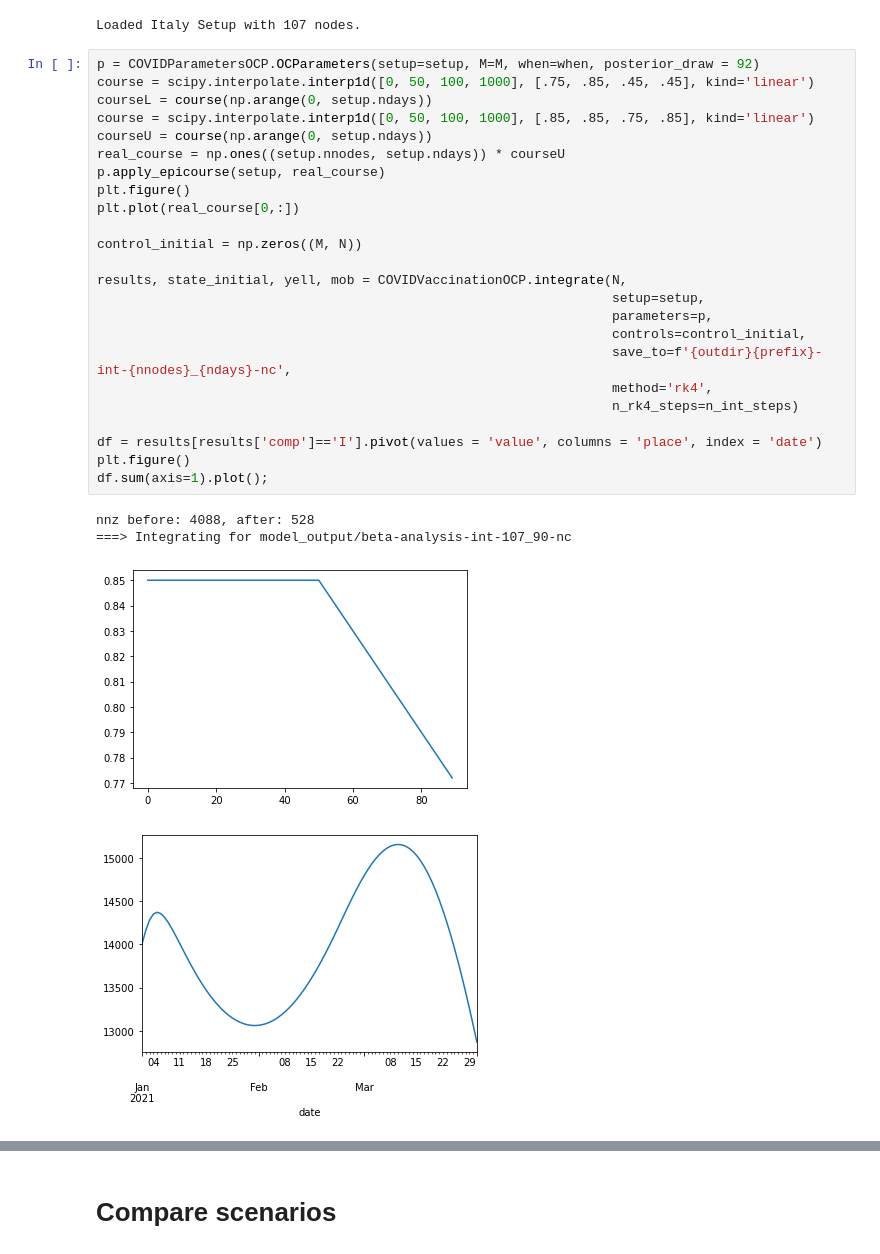
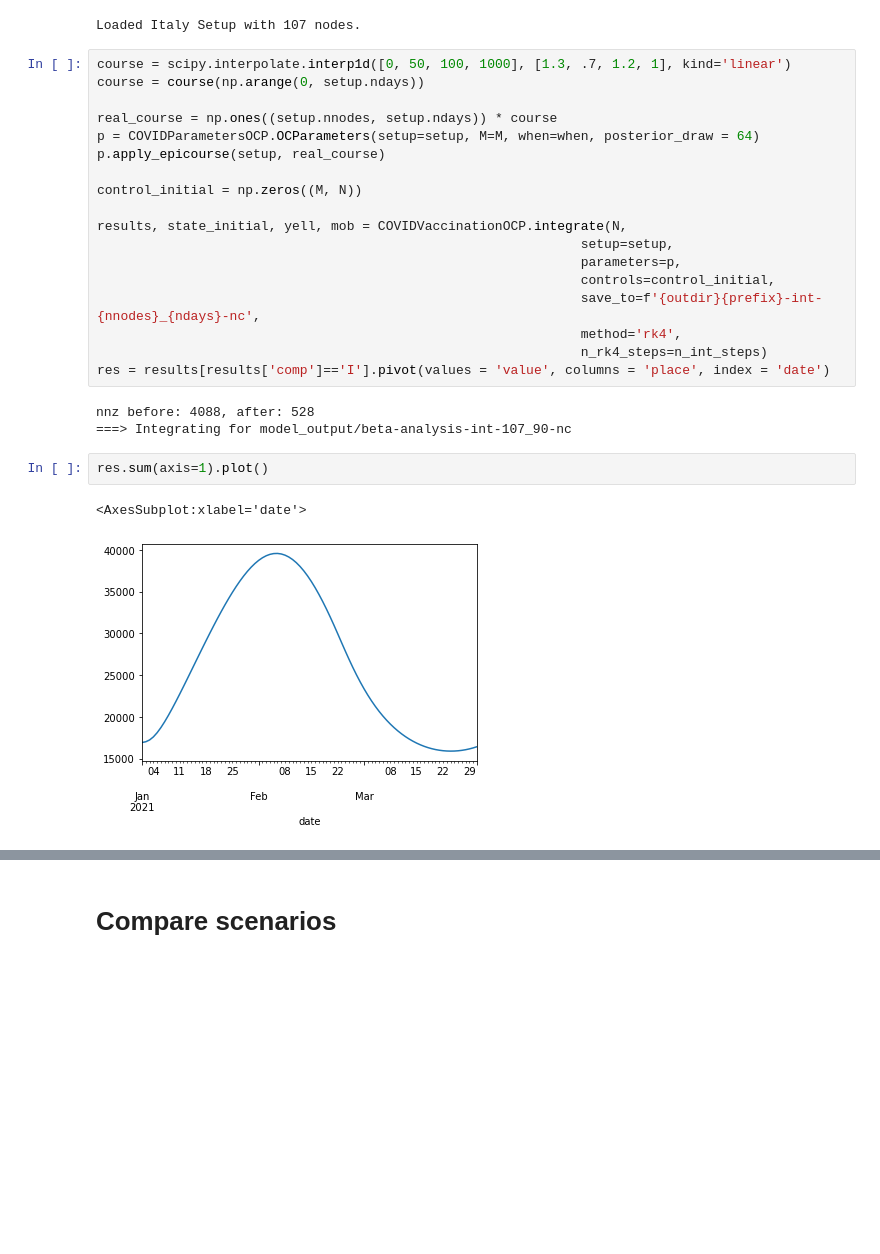
Before and after one commit to jcblemai/COVID-19_italy-vaccination-oc, a Jupyter notebook: analysis_beta.ipynb, the cells around one changed output, grey strips where cells are left out. Drawn from its saved outputs; the diff is of its cells as text; blank space fills up the shorter version.

```diff
--- a/analysis_beta.ipynb
+++ b/analysis_beta.ipynb
@@ -67,31 +67,28 @@ prefix = 'beta-analysis'
 # %% [output]
 Loaded Italy Setup with 107 nodes.
 # %%
-p = COVIDParametersOCP.OCParameters(setup=setup, M=M, when=when, posterior_draw = 92)
-course = scipy.interpolate.interp1d([0, 50, 100, 1000], [.75, .85, .45, .45], kind='linear')
-courseL = course(np.arange(0, setup.ndays))
-course = scipy.interpolate.interp1d([0, 50, 100, 1000], [.85, .85, .75, .85], kind='linear')
-courseU = course(np.arange(0, setup.ndays))
-real_course = np.ones((setup.nnodes, setup.ndays)) * courseU
+course = scipy.interpolate.interp1d([0, 50, 100, 1000], [1.3, .7, 1.2, 1], kind='linear')
+course = course(np.arange(0, setup.ndays))
+
+real_course = np.ones((setup.nnodes, setup.ndays)) * course
+p = COVIDParametersOCP.OCParameters(setup=setup, M=M, when=when, posterior_draw = 64)
 p.apply_epicourse(setup, real_course)
-plt.figure()
-plt.plot(real_course[0,:])
 
 control_initial = np.zeros((M, N))
 
 results, state_initial, yell, mob = COVIDVaccinationOCP.integrate(N,
-                                                                  setup=setup,
-                                                                  parameters=p,
-                                                                  controls=control_initial,
-                                                                  save_to=f'{outdir}{prefix}-int-{nnodes}_{ndays}-nc',
-                                                                  method='rk4',
-                                                                  n_rk4_steps=n_int_steps)
-
-df = results[results['comp']=='I'].pivot(values = 'value', columns = 'place', index = 'date')
-plt.figure()
-df.sum(axis=1).plot();
+                                                              setup=setup,
+                                                              parameters=p,
+                                                              controls=control_initial,
+                                                              save_to=f'{outdir}{prefix}-int-{nnodes}_{ndays}-nc',
+                                                              method='rk4',
+                                                              n_rk4_steps=n_int_steps)
+res = results[results['comp']=='I'].pivot(values = 'value', columns = 'place', index = 'date')
 # %% [output]
 nnz before: 4088, after: 528
 ===> Integrating for model_output/beta-analysis-int-107_90-nc
-[figure, removed]
-[figure, removed]
+# %%
+res.sum(axis=1).plot()
+# %% [output]
+<AxesSubplot:xlabel='date'>
+[figure, added]
```
Also changed, not shown: parts of 7 cells of this notebook, 1 other file.
